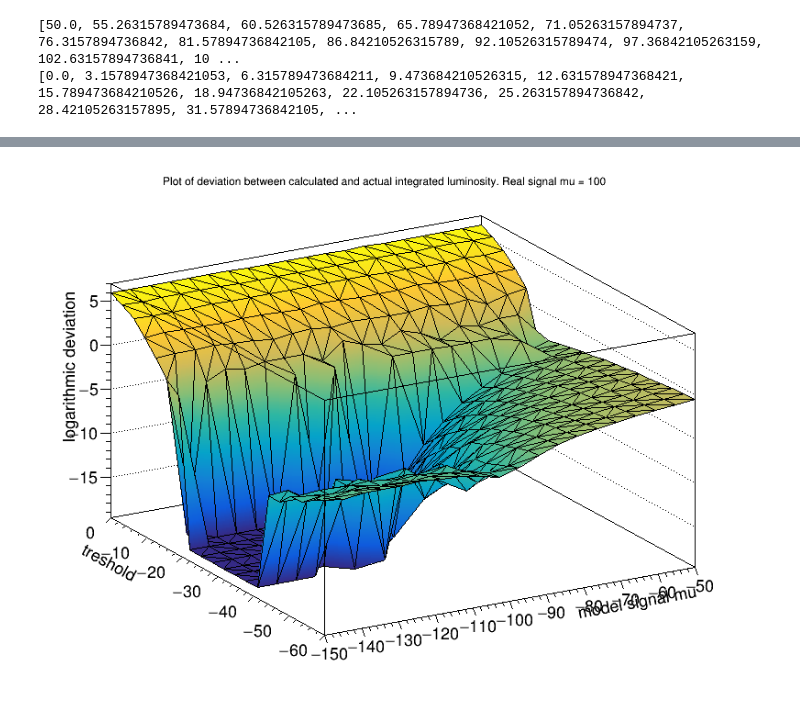
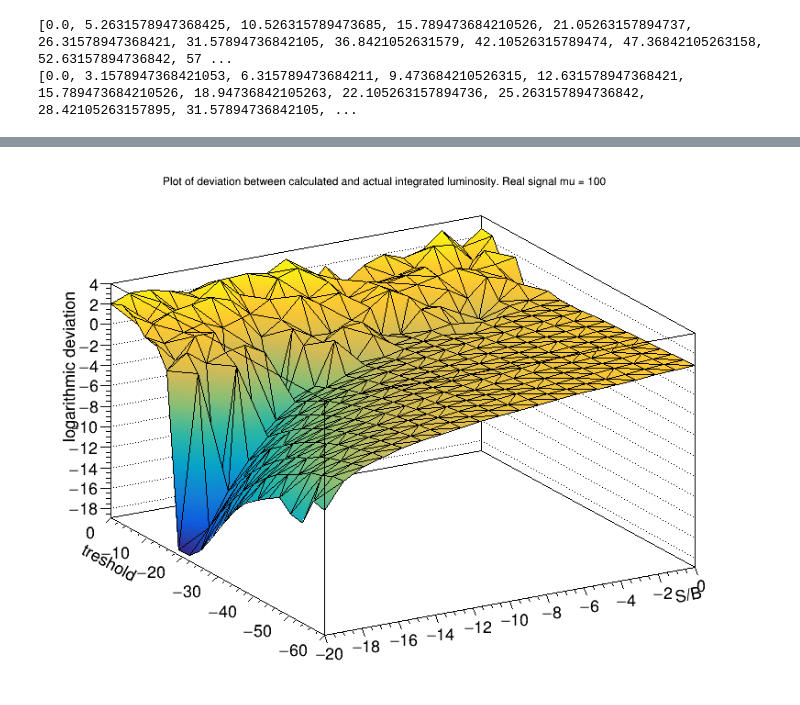
Before and after one commit to rupozzi/HGTDLumiToyStudies, a Jupyter notebook: New_simulation_of_bunchcrossings_and_calculation_simulated_calculation_of_luminosity.ipynb, the cells around one changed output, grey strips where cells are left out. Saved outputs shown, nothing was run; the diff lists cells and outputs as text; code cells hidden in the pictures.

Commit message:
Wrote a function that simulates the large interval reading and uses it to subtract noise to get a calculated signal count

```diff
--- a/New_simulation_of_bunchcrossings_and_calculation_simulated_calculation_of_luminosity.ipynb
+++ b/New_simulation_of_bunchcrossings_and_calculation_simulated_calculation_of_luminosity.ipynb
@@ -18,10 +18,10 @@ BCs_to_simulate = 1                      #How many subsequent bunch crossings th
 real_signal_mu = 100                     #The real value of the parameter mu in the signal enery curve for detected particles
 real_signal_sigma = 20
 
-model_signal_mu_spread_interval_length = 50 * 2
+#model_signal_mu_spread_interval_length = 50 * 2
 model_signal_mu_step_count = 20
 
-model_signal_mus = linspace(real_signal_mu-model_signal_mu_spread_interval_length/2, real_signal_mu + model_signal_mu_spread_interval_length/2, model_signal_mu_step_count)
+model_signal_mus = linspace(0, real_signal_mu, model_signal_mu_step_count)
 model_signal_sigma = real_signal_sigma
 
 treshold_lower = 0                        #We test different tresholds for the plot
@@ -69,6 +69,7 @@ for model_signal_mu in model_signal_mus:
 
         noise_above_count = 0
         signal_above_count = 0
+        large_interval_noise_above_count = 0
 
         for i in range(int(signal_count)):
             signal = prng.Landau(real_signal_mu, real_signal_sigma)
@@ -81,23 +82,35 @@ for model_signal_mu in model_signal_mus:
                 noise_above_count += 1
         noise_above_count = noise_above_count *1000
 
+        for i in range(int(noise_count/1000)):               #Since noise_count is so large we only run over 1/1000 of it to calculate the amount of noise to goes over the treshold, then multiply by a 1000
+            noise = prng.Gaus(noise_mu, noise_sigma)
+            if noise > treshold_value:
+                 large_interval_noise_above_count += 1
+        large_interval_noise_above_count = large_interval_noise_above_count *1000
+
         total_above_count = noise_above_count + signal_above_count
 
         """
         Antag att vi vet:
             total_above_count
-            event_ratio
             model_expected_signal_above
             model_expected_noise_above
+
+            large_interval_noise_above_count
 
         Hur ska vi räkna?
         Vi vill beräkna ett värde som är så nära signal_count som möjligt.
         """
-        #First method of computing signal count we used, which assumes we know event_ratio
-        #total_count = total_above_count/(event_ratio*model_expected_signal_above + (1-event_ratio)*model_expected_noise_above)
-        #computed_signal_count = total_count*event_ratio
+        #noise_count_error = 0.0            #(Ohm sa typ att denna är 0) Hur stort är felet är skattningen av bruset från det stora intervallet
 
-        #New method of computing signal count, which doesn't assume we know event ratio
+        #expected_noise_count = Noisereadings_per_BC
+        #expected_signal_count = mu_collisions_per_BC * particles_per_collision * ratio_of_particles_through_HGTD
+        #expected_event_ratio = mu_collisions_per_BC * particles_per_collision * ratio_of_particles_through_HGTD/Noisereadings_per_BC
+
+        #First method of computing signal count, assuming we know noise_above_count from larger interval
+        computed_signal_count = (total_above_count - large_interval_noise_above_count)/model_expected_signal_above
+
+        #Second method of computing signal count, which doesn't assume we know the amount of noise
         new_computed_signal_count = total_above_count/model_expected_signal_above
 
         # Compare with signal_count which is the correct value
@@ -107,14 +120,14 @@ for model_signal_mu in model_signal_mus:
         #print("Computed signal above over signal count NOT assuming we know event_ratio: " + str(new_computed_signal_count/signal_count))
 
         #TFor the plot
-        #deviation = computed_signal_count/signal_count      #Calculate the deviation with both ways of computing the integrated luminosity
+        deviation = computed_signal_count/signal_count      #Calculate the deviation with both ways of computing the integrated luminosity
         alt_deviation = new_computed_signal_count/signal_count
 
-        #log_deviation = np.log(0.00000001 + abs(1 - computed_signal_count/signal_count))      #Also calculating the log of the deviation
+        log_deviation = np.log(0.00000001 + abs(1 - computed_signal_count/signal_count))      #Also calculating the log of the deviation
         alt_log_deviation = np.log(0.00000001 + abs(1 - new_computed_signal_count/signal_count))
 
-        error_against_mu_treshold_plot.SetPoint(point_index, model_signal_mu, treshold_value, alt_deviation)           #Adding data to both the logarithmic and non-logarithmic plot
-        error_against_mu_treshold_logplot.SetPoint(point_index, -model_signal_mu, -treshold_value, alt_log_deviation)   #I made the mu and treshold values negative to "flip" the axes in the plot for better visual inspection
+        error_against_mu_treshold_plot.SetPoint(point_index, model_signal_mu/noise_sigma, treshold_value, deviation)           #Adding data to both the logarithmic and non-logarithmic plot
+        error_against_mu_treshold_logplot.SetPoint(point_index, -model_signal_mu/noise_sigma, -treshold_value, log_deviation)   #I made the mu and treshold values negative to "flip" the axes in the plot for better visual inspection
 
         point_index += 1
 
@@ -123,9 +136,9 @@ canvas = ROOT.TCanvas("I dont even know where this will show up", "not this eith
 #error_against_mu_treshold_plot.Draw("TRI1")
 error_against_mu_treshold_logplot.Draw("TRI1")
 #error_against_mu_treshold_plot.SetTitle("Plot of deviation between calculated and actual integrated luminosity. Real sigma mu = "+ str(real_signal_mu) + "; model sigma mu; treshold; deviation");
-error_against_mu_treshold_logplot.SetTitle("Plot of deviation between calculated and actual integrated luminosity. Real signal mu = "+ str(real_signal_mu) + "; model signal mu; treshold; logarithmic deviation");
+error_against_mu_treshold_logplot.SetTitle("Plot of deviation between calculated and actual integrated luminosity. Real signal mu = "+ str(real_signal_mu) + "; S/B; treshold; logarithmic deviation");
 
 canvas.Draw()
 # %% [output]
-[50.0, 55.26315789473684, 60.526315789473685, 65.78947368421052, 71.05263157894737, 76.3157894736842, 81.57894736842105, 86.84210526315789, 92.10526315789474, 97.36842105263159, 102.63157894736841, 10 ...
+[0.0, 5.2631578947368425, 10.526315789473685, 15.789473684210526, 21.05263157894737, 26.31578947368421, 31.57894736842105, 36.8421052631579, 42.10526315789474, 47.36842105263158, 52.63157894736842, 57 ...
 [0.0, 3.1578947368421053, 6.315789473684211, 9.473684210526315, 12.631578947368421, 15.789473684210526, 18.94736842105263, 22.105263157894736, 25.263157894736842, 28.42105263157895, 31.57894736842105, ...
@@ -132 +146 @@ canvas.Draw()
-[figure, old version]
+[figure, new version]
```
Also changed, not shown: parts of 1 cell of this notebook.
